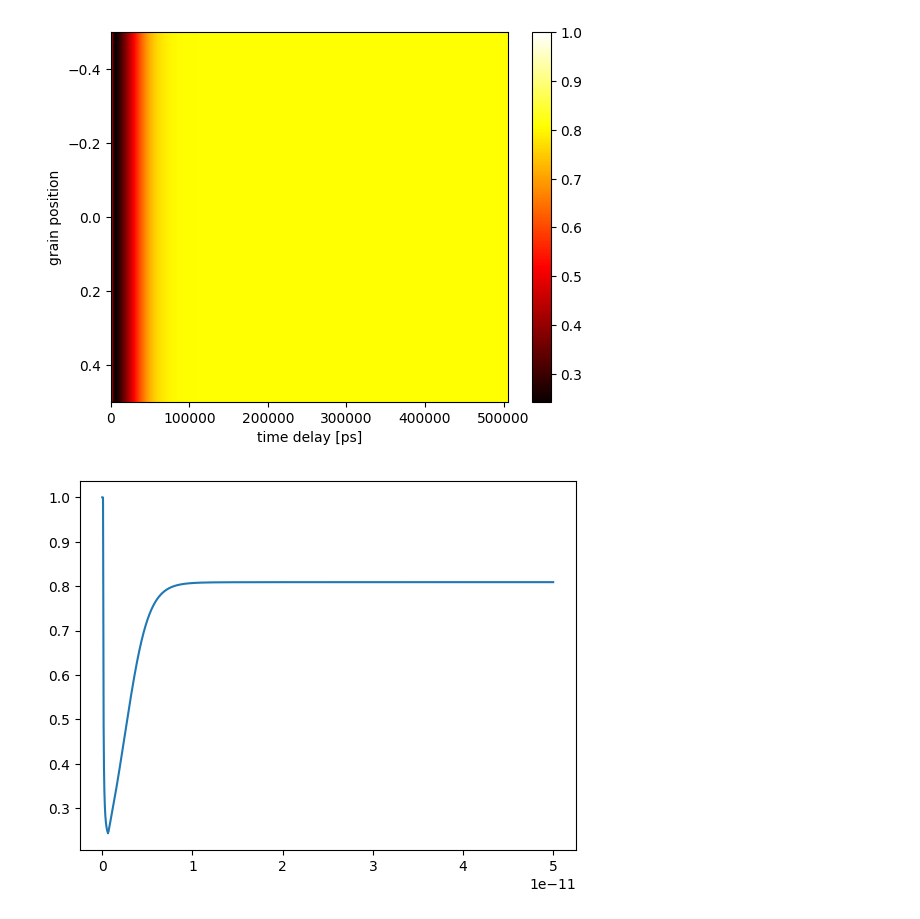
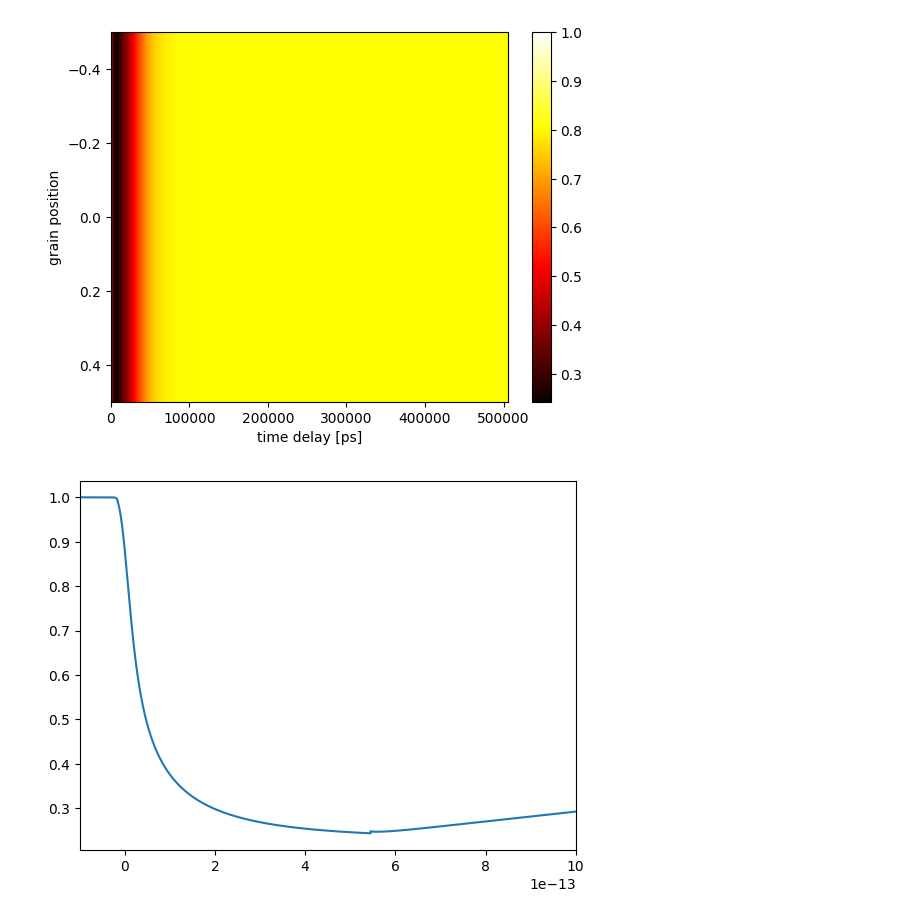
Before and after one commit to Nilodirf/LLB, a Jupyter notebook: llb_params.ipynb, the cells around one changed output. Cells and saved outputs as stored; diff of their text form; code cells hidden in the pictures.

```diff
--- a/llb_params.ipynb
+++ b/llb_params.ipynb
@@ -714,7 +714,8 @@ plt.show()
 # %% [output]
 [figure]
 # %%
-plt.plot(delay, mag_map[:,0,2][:-1])
+plt.plot(delay-1e-13, mag_map[:,0,2][:-1])
+plt.xlim(-1e-13, 1e-12)
 plt.show()
 # %% [output]
-[figure, old version]
+[figure, new version]
```
Also changed, not shown: parts of 2 cells of this notebook.
